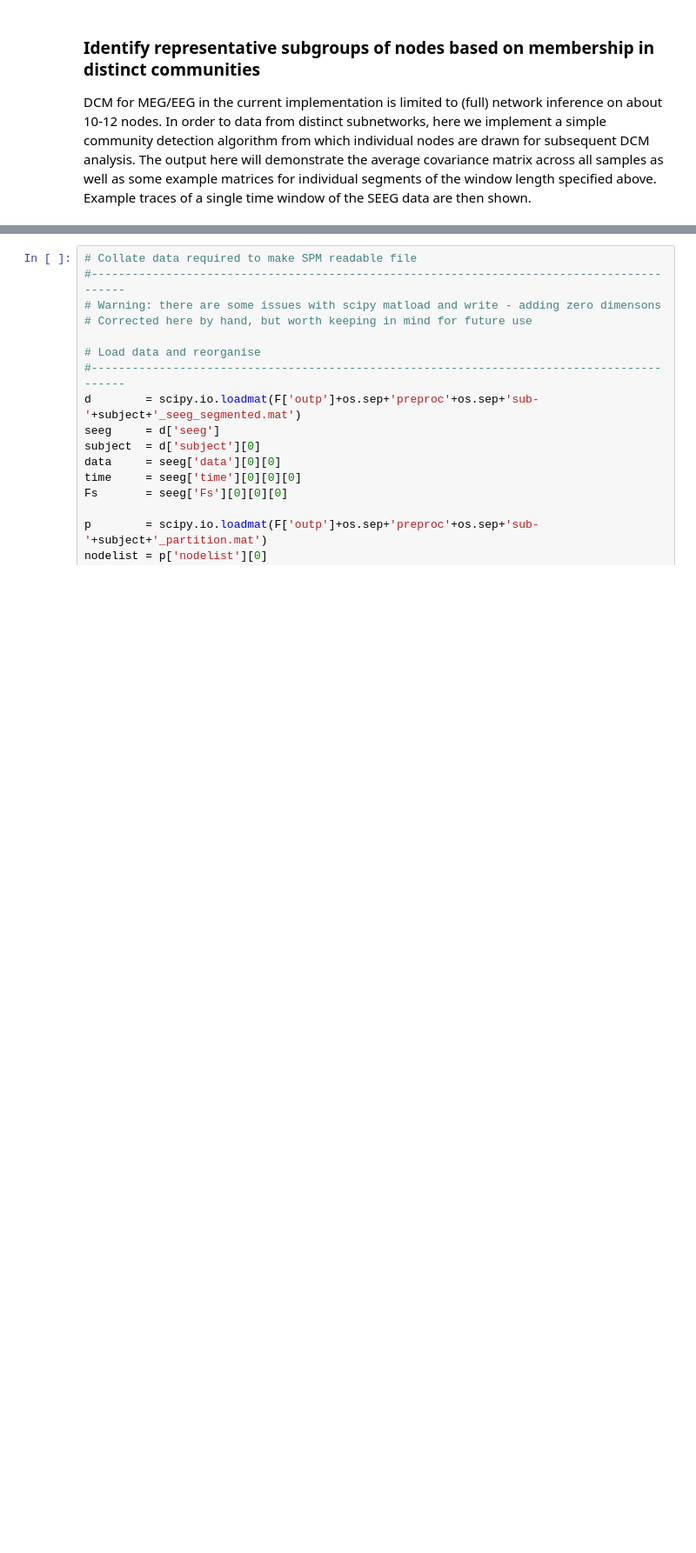
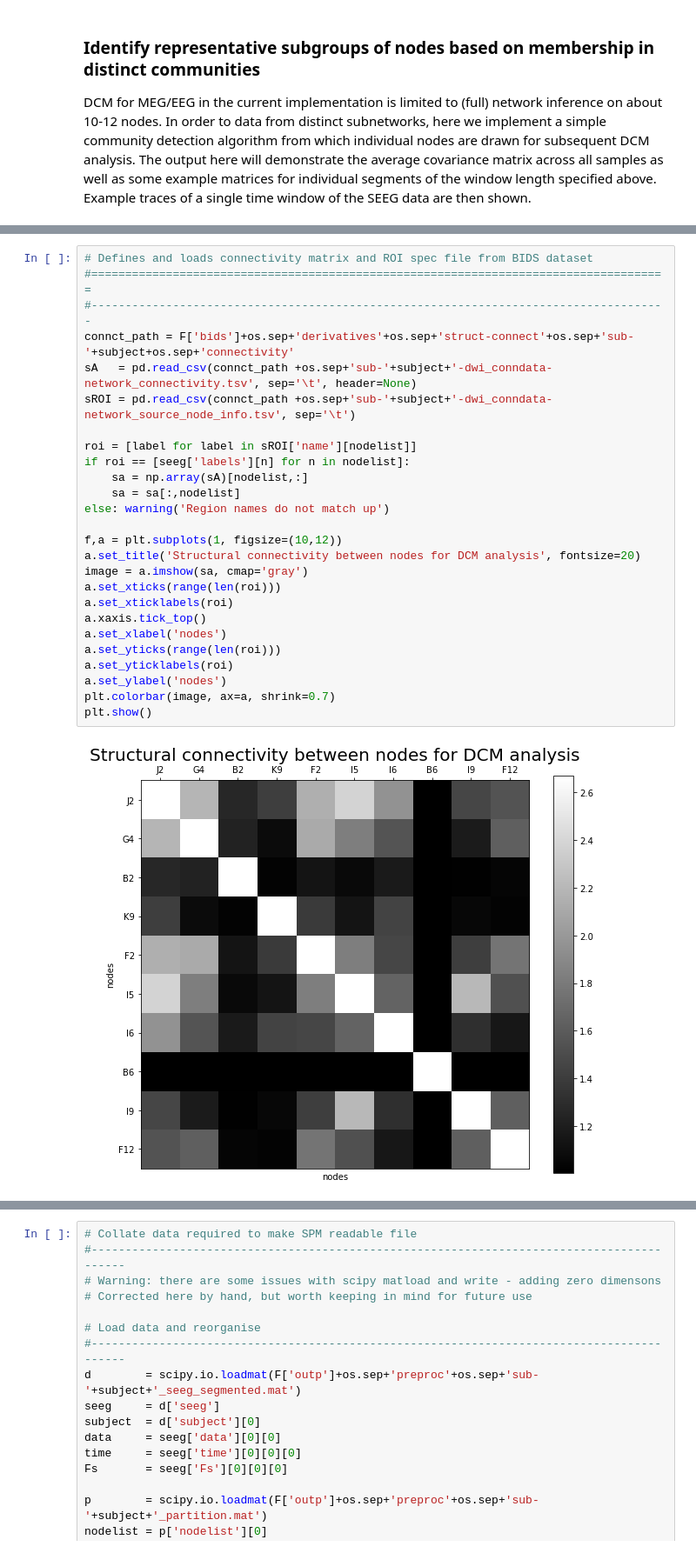
Before and after one commit to roschkoenig/Pythonic-DCM, a Jupyter notebook: 02_Code/pyCM.ipynb, the cells around one changed output, grey strips where cells are left out. Shown: that part at 87% size. Drawn from its saved outputs; the diff is of its cells as text; blank space fills up the shorter version.

Commit message:
Updated descriptions and loaded structural connectivity mock data

```diff
--- a/02_Code/pyCM.ipynb
+++ b/02_Code/pyCM.ipynb
@@ -161,0 +161,28 @@ As a next step we will load the structural connectivity data from the BIDS datas
+# %%
+# Defines and loads connectivity matrix and ROI spec file from BIDS dataset
+#=====================================================================================
+#-------------------------------------------------------------------------------------
+connct_path = F['bids']+os.sep+'derivatives'+os.sep+'struct-connect'+os.sep+'sub-'+subject+os.sep+'connectivity'
+sA   = pd.read_csv(connct_path +os.sep+'sub-'+subject+'-dwi_conndata-network_connectivity.tsv', sep='\t', header=None)
+sROI = pd.read_csv(connct_path +os.sep+'sub-'+subject+'-dwi_conndata-network_source_node_info.tsv', sep='\t')
+
+roi = [label for label in sROI['name'][nodelist]]
+if roi == [seeg['labels'][n] for n in nodelist]:
+    sa = np.array(sA)[nodelist,:]
+    sa = sa[:,nodelist]
+else: warning('Region names do not match up')
+
+f,a = plt.subplots(1, figsize=(10,12))
+a.set_title('Structural connectivity between nodes for DCM analysis', fontsize=20)
+image = a.imshow(sa, cmap='gray')
+a.set_xticks(range(len(roi)))
+a.set_xticklabels(roi)
+a.xaxis.tick_top()
+a.set_xlabel('nodes')
+a.set_yticks(range(len(roi)))
+a.set_yticklabels(roi)
+a.set_ylabel('nodes')
+plt.colorbar(image, ax=a, shrink=0.7)
+plt.show()
+# %% [output]
+[figure, added]
```
Also changed, not shown: parts of 5 cells of this notebook.
